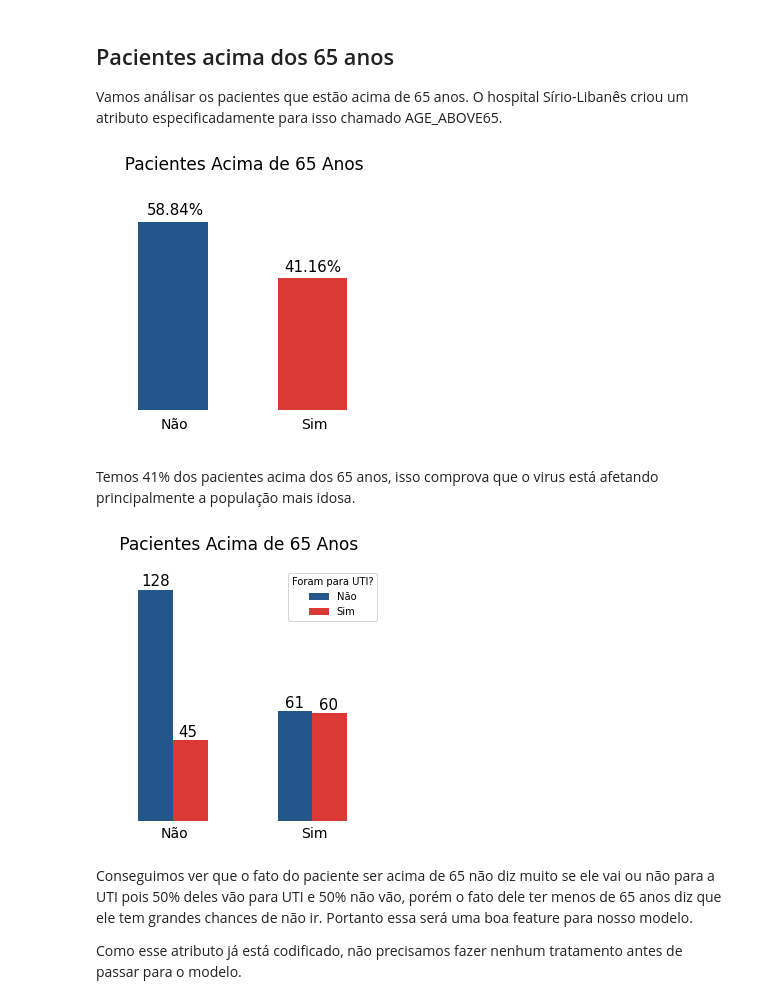
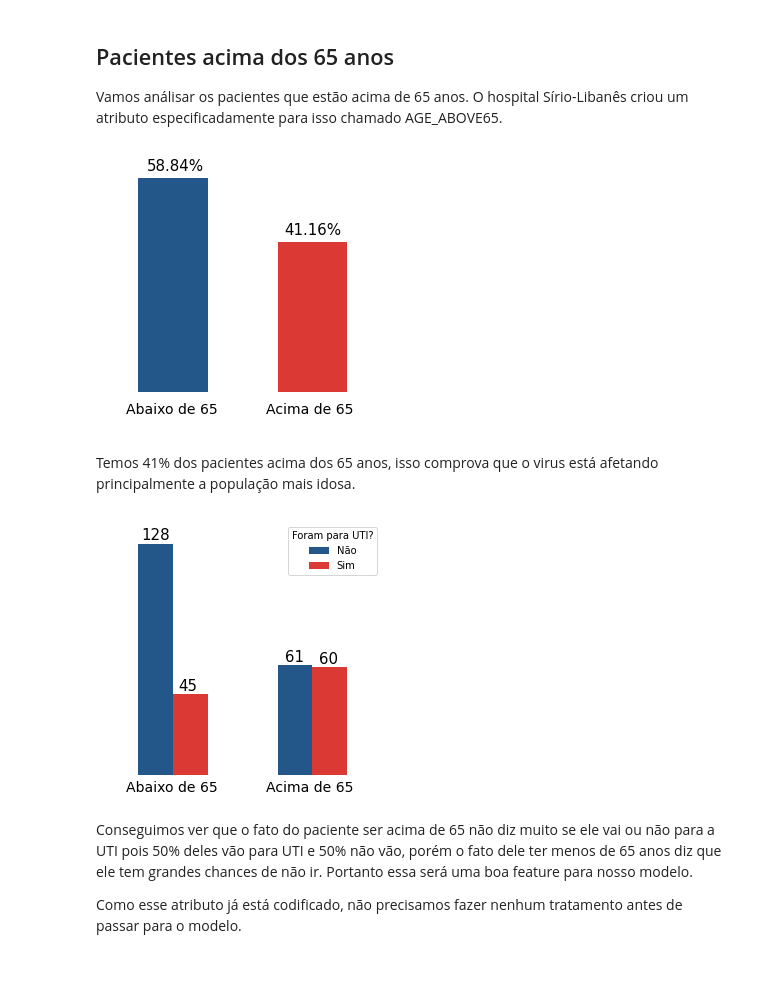
Before and after one commit to rodrigodemend/Diagn-stico-de-Dados-Cl-nicos-com-Machine-Learning, a Jupyter notebook: Notebooks/Modelagem_para_Diagnóstico_de_Dados_Clínicos_com_Machine_Learning_.ipynb, the cells around one changed output. Drawn from its saved outputs; the diff is of its cells as text; code cells hidden in the pictures; blank space fills up the shorter version.

```diff
--- a/Notebooks/Modelagem_para_Diagnóstico_de_Dados_Clínicos_com_Machine_Learning_.ipynb
+++ b/Notebooks/Modelagem_para_Diagnóstico_de_Dados_Clínicos_com_Machine_Learning_.ipynb
@@ -212,23 +212,22 @@ Vamos análisar os pacientes que estão acima de 65 anos. O hospital Sírio-Liba
 # %%
 # Visualizando gráficamente o desbalanceamento dos dados
 ax=round(dados['AGE_ABOVE65'].value_counts(normalize=True)*100, 2).plot.bar(figsize=(5,5), color=['#235789', '#DB3A34'])
 # Delimitando eixo y
-plt.ylim(-10, 75)
+plt.ylim(-10, 65)
 # Apagando eixos
 ax.axis('off')
 # Legendas
-plt.text(-0.085, -6.0, "Não", fontsize=14)
-plt.text(0.92, -6.0, "Sim", fontsize=14)
+plt.text(-0.34, -6.0, 'Abaixo de 65', fontsize=14)
+plt.text(0.67, -6.0, 'Acima de 65', fontsize=14)
 # Porcentagens
 ICU_Nao = round(dados['AGE_ABOVE65'].value_counts(normalize=True)*100, 2)[0]
 ICU_Sim = round(dados['AGE_ABOVE65'].value_counts(normalize=True)*100, 2)[1]
 plt.text(-0.185, 61, str(ICU_Nao)+str('%'), fontsize=15)
 plt.text(0.8, 43.32, str(ICU_Sim)+str('%'), fontsize=15)
 # Titulo
-plt.text(-0.42, 75,'  Pacientes Acima de 65 Anos', fontsize=17)
 plt.show()
 # %% [output]
-[figure, old version]
+[figure, new version]
 # %% [markdown]
 Temos 41% dos pacientes acima dos 65 anos, isso comprova que o virus está afetando principalmente a população mais idosa.
 # %%
@@ -247,8 +246,8 @@ plt.ylim(-10, 140)
 # Apagando eixos
 ax.axis('off')
 # Legendas
-plt.text(-0.085, -9.0, "Não", fontsize=14)
-plt.text(0.92, -9.0, "Sim", fontsize=14)
+plt.text(-0.34, -9.0, 'Abaixo de 65', fontsize=14)
+plt.text(0.67, -9.0, 'Acima de 65', fontsize=14)
 # Porcentagens Não
 Nao_Foram_para_UTI = freq['Não'][0]
 Foram_para_UTI = freq['Não'][1]
@@ -260,10 +259,9 @@ Foram_para_UTI = freq['Sim'][1]
 plt.text(0.04, Nao_Foram_para_UTI + 2.0, str(Nao_Foram_para_UTI), fontsize=15)
 plt.text(1.05, Foram_para_UTI + 2.0, str(Foram_para_UTI), fontsize=15)
 # Titulo
-plt.text(-0.42, 150,' Pacientes Acima de 65 Anos', fontsize=17)
 plt.show()
 # %% [output]
-[figure, old version]
+[figure, new version]
 # %% [markdown]
 Conseguimos ver que o fato do paciente ser acima de 65 não diz muito se ele vai ou não para a UTI pois 50% deles vão para UTI e 50% não vão, porém o fato dele ter menos de 65 anos diz que ele tem grandes chances de não ir. Portanto essa será uma boa feature para nosso modelo.
 
```
Also changed, not shown: parts of 2 cells of this notebook.
